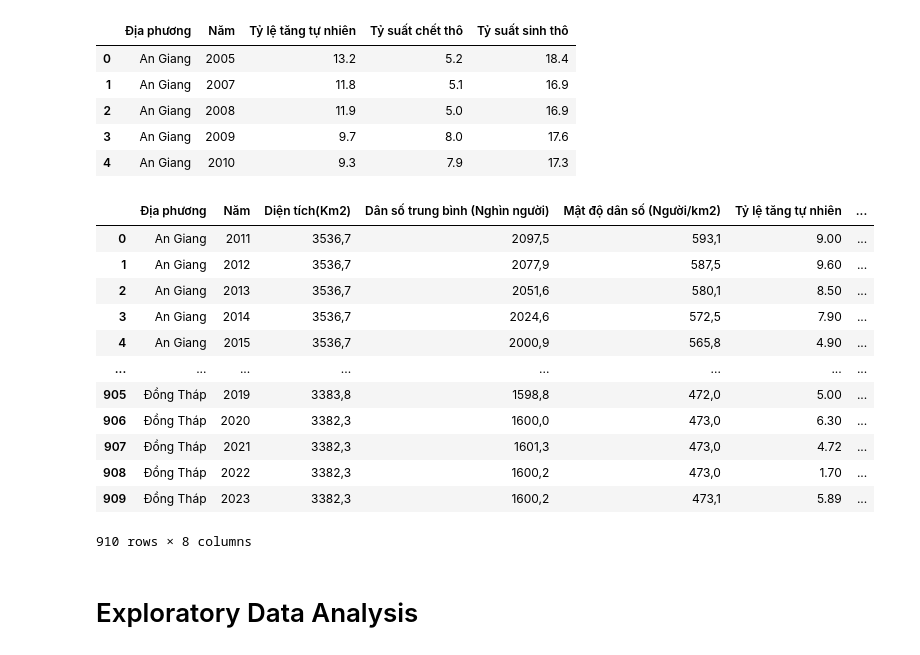
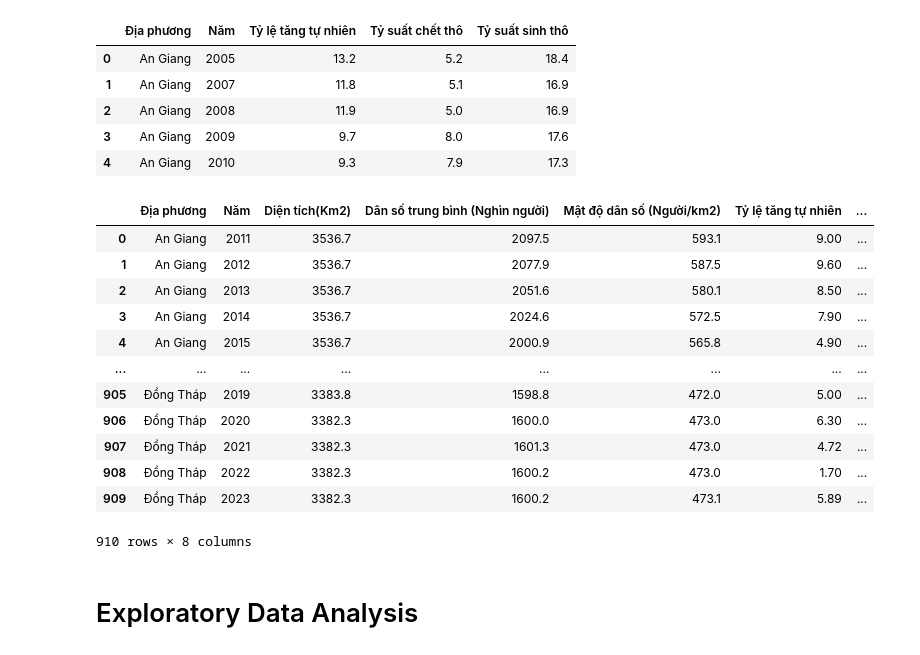
Before and after one commit to chopcolate/CSC14119-Intro2DataScience, a Jupyter notebook: Code.ipynb, the cells around one changed output. Drawn from its saved outputs; the diff is of its cells as text; code cells hidden in the pictures.

```diff
--- a/Code.ipynb
+++ b/Code.ipynb
@@ -124,20 +125,22 @@ df = df.applymap(lambda x: x.title() if isinstance(x, str) else x)
 data_pivot = data_pivot.applymap(lambda x: x.title() if isinstance(x, str) else x)
 # %%
 final_df = pd.merge(df, data_pivot, left_on=['Địa phương', 'Năm'], right_on=['Địa phương', 'Năm'], how='left')
+final_df = final_df.applymap(lambda x: str(x).replace(',', '.') if isinstance(x, str) else x)
+final_df = final_df.apply(pd.to_numeric, errors='ignore')
 final_df
 # %% [output]
 |  | Địa phương | Năm | Diện tích(Km2) | Dân số trung bình (Nghìn người) | Mật độ dân số (Người/km2) | Tỷ lệ tăng tự nhiên | ... |
-| 0 | An Giang | 2011 | 3536,7 | 2097,5 | 593,1 | 9.00 | ... |
-| 1 | An Giang | 2012 | 3536,7 | 2077,9 | 587,5 | 9.60 | ... |
-| 2 | An Giang | 2013 | 3536,7 | 2051,6 | 580,1 | 8.50 | ... |
-| 3 | An Giang | 2014 | 3536,7 | 2024,6 | 572,5 | 7.90 | ... |
-| 4 | An Giang | 2015 | 3536,7 | 2000,9 | 565,8 | 4.90 | ... |
+| 0 | An Giang | 2011 | 3536.7 | 2097.5 | 593.1 | 9.00 | ... |
+| 1 | An Giang | 2012 | 3536.7 | 2077.9 | 587.5 | 9.60 | ... |
+| 2 | An Giang | 2013 | 3536.7 | 2051.6 | 580.1 | 8.50 | ... |
+| 3 | An Giang | 2014 | 3536.7 | 2024.6 | 572.5 | 7.90 | ... |
+| 4 | An Giang | 2015 | 3536.7 | 2000.9 | 565.8 | 4.90 | ... |
 | ... | ... | ... | ... | ... | ... | ... | ... |
-| 905 | Đồng Tháp | 2019 | 3383,8 | 1598,8 | 472,0 | 5.00 | ... |
-| 906 | Đồng Tháp | 2020 | 3382,3 | 1600,0 | 473,0 | 6.30 | ... |
-| 907 | Đồng Tháp | 2021 | 3382,3 | 1601,3 | 473,0 | 4.72 | ... |
-| 908 | Đồng Tháp | 2022 | 3382,3 | 1600,2 | 473,0 | 1.70 | ... |
-| 909 | Đồng Tháp | 2023 | 3382,3 | 1600,2 | 473,1 | 5.89 | ... |
+| 905 | Đồng Tháp | 2019 | 3383.8 | 1598.8 | 472.0 | 5.00 | ... |
+| 906 | Đồng Tháp | 2020 | 3382.3 | 1600.0 | 473.0 | 6.30 | ... |
+| 907 | Đồng Tháp | 2021 | 3382.3 | 1601.3 | 473.0 | 4.72 | ... |
+| 908 | Đồng Tháp | 2022 | 3382.3 | 1600.2 | 473.0 | 1.70 | ... |
+| 909 | Đồng Tháp | 2023 | 3382.3 | 1600.2 | 473.1 | 5.89 | ... |
 910 rows × 8 columns
 # %% [markdown]
 # Exploratory Data Analysis
```
Also changed, not shown: parts of 33 cells of this notebook, 1 other file.
